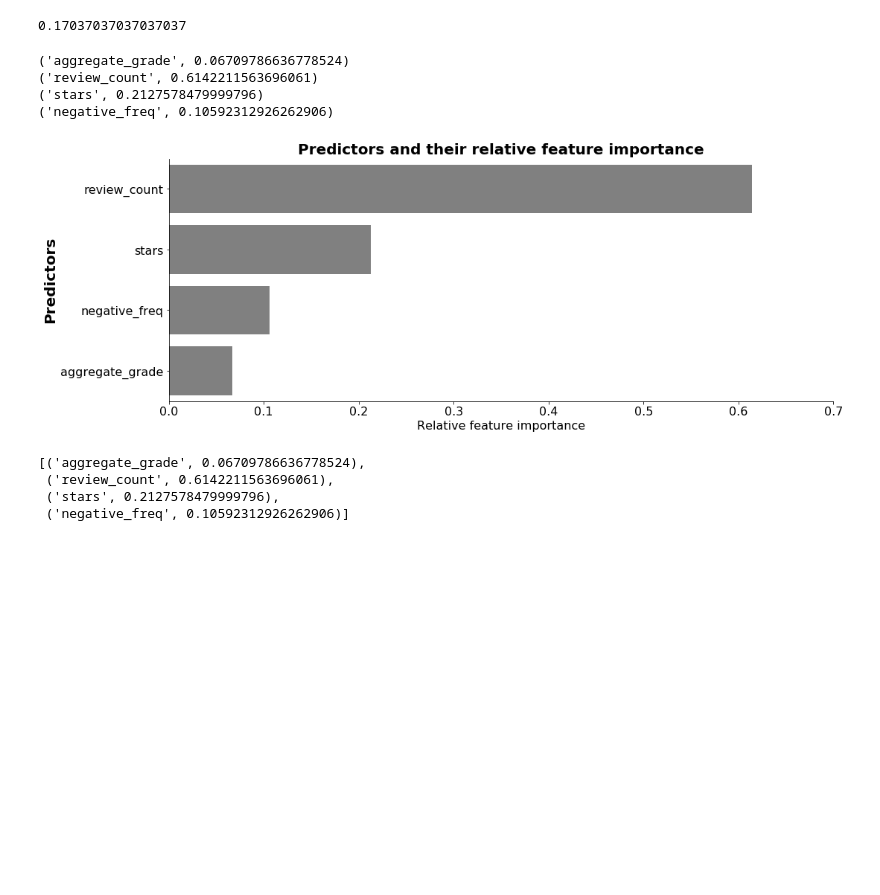
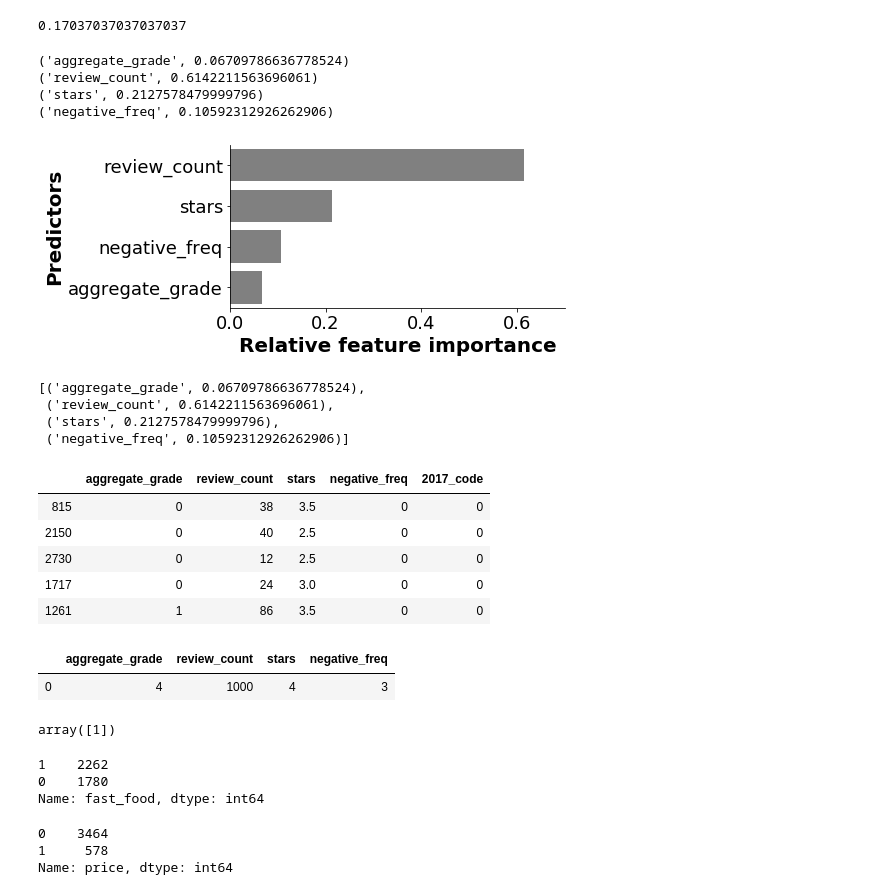
Before and after one commit to arian16/food_project, a Jupyter notebook: main.ipynb, the cells around one changed output. Saved outputs shown, nothing was run; the diff lists cells and outputs as text; code cells hidden in the pictures; blank space fills up the shorter version.

Commit message:
add predictors

```diff
--- a/main.ipynb
+++ b/main.ipynb
@@ -552,33 +555,33 @@ f1_score(y_test2, y_pred_knn)
 # %%
 # Check the importance of predictors for the random forest model
 X_labels =  [ 'aggregate_grade', 'review_count', 'stars', 'negative_freq']
 feat_importance_list = []
 for feature in zip(X_labels, model_rf.feature_importances_):
     feat_importance_list.append(feature)
     print(feature)
 df_feat_importance = pd.DataFrame(feat_importance_list)
 
 df_feat_importance
 df_feat_importance = df_feat_importance.sort_values(by=[1], ascending = False)
 # Plot feature importance
-fig_feature, ax_feature = plt.subplots(figsize = (16,6))
+fig_feature, ax_feature = plt.subplots(figsize = (6,3))
 ax_feature = sns.barplot(y = df_feat_importance.iloc[:,0], x = df_feat_importance.iloc[:,1],  color = 'grey',
                          orient = 'h')
-ax_feature.tick_params(axis="x", labelsize = 16)
-ax_feature.tick_params(axis="y", labelsize = 16)
-ax_feature.set_xlabel('Relative feature importance', fontsize = 16)
+ax_feature.tick_params(axis="x", labelsize = 18)
+ax_feature.tick_params(axis="y", labelsize = 18)
+ax_feature.set_xlabel('Relative feature importance', fontsize = 20, fontweight = 'bold')
 ax_feature.set_ylabel('Predictors', fontsize = 20, fontweight = 'bold')
-plt.title('Predictors and their relative feature importance', fontsize = 20, fontweight = 'bold')
+#plt.title('Predictors and their relative feature importance', fontsize = 20, fontweight = 'bold')
 ax_feature.set_xlim(0, 0.7)
 ax_feature.spines['right'].set_visible(False)
 ax_feature.spines['top'].set_visible(False)
-plt.savefig('/Users/kristenboyle/Documents/food_project/pictures/feature_importance_RF.png')
+#plt.savefig('/Users/kristenboyle/Documents/food_project/pictures/feature_importance_RF.png')
 # %% [output]
 ('aggregate_grade', 0.06709786636778524)
 ('review_count', 0.6142211563696061)
 ('stars', 0.2127578479999796)
 ('negative_freq', 0.10592312926262906)
-[figure, old version]
+[figure, new version]
 # %%
 # Check the importance of predictors for the logistic regression (2) model
 model_log2.coef_
@@ -588,3 +591,57 @@ feat_importance_list
  ('review_count', 0.6142211563696061),
  ('stars', 0.2127578479999796),
  ('negative_freq', 0.10592312926262906)]
+# %%
+upsampled.head()
+# %% [output]
+|  | aggregate_grade | review_count | stars | negative_freq | 2017_code |
+| 815 | 0 | 38 | 3.5 | 0 | 0 |
+| 2150 | 0 | 40 | 2.5 | 0 | 0 |
+| 2730 | 0 | 12 | 2.5 | 0 | 0 |
+| 1717 | 0 | 24 | 3.0 | 0 | 0 |
+| 1261 | 1 | 86 | 3.5 | 0 | 0 |
+# %%
+test_app = pd.DataFrame({'aggregate_grade': [4], 'review_count': [1000], "stars" : [4], "negative_freq": [3]})
+test_app
+# %% [output]
+|  | aggregate_grade | review_count | stars | negative_freq |
+| 0 | 4 | 1000 | 4 | 3 |
+# %%
+model_log2.predict(test_app)
+# %% [output]
+array([1])
+# %%
+## Secondary analysis: Add more features/predictors
+# List of potential input features: "fast_food", "tips_count", "attributes.RestaurantsPriceRange2"
+
+def find_fast_food(x): # Find if the restaurant category has "Fast Food" in it
+
+    if 'Fast Food' in x:
+        y = 1 # yes
+    else:
+        y = 0 # no
+
+     #    y = np.nan
+    return y
+
+# Create a 'fast_food' column, yes (1) and no (1)
+df_all['fast_food'] = df_all['categories'].apply(find_fast_food)
+#df_all['fast_food'].value_counts() # 1 2262, 0 1780
+# %% [output]
+1    2262
+0    1780
+Name: fast_food, dtype: int64
+# %%
+def find_price(x): # Find the dollar sign (1: $, 2: $$, 3: $$$, 4: $$$$)
+    if '1' in x:
+        y = 0 # cheap
+    else:
+        y = 1 # expensive
+    return y
+df_all['price'] =  df_all['attributes.RestaurantsPriceRange2'].apply(find_price)
+df_all['price'] =  df_all['price'].astype(int)
+df_all['price'].value_counts()
+# %% [output]
+0    3464
+1     578
+Name: price, dtype: int64
```
Also changed, not shown: parts of 17 cells of this notebook.
